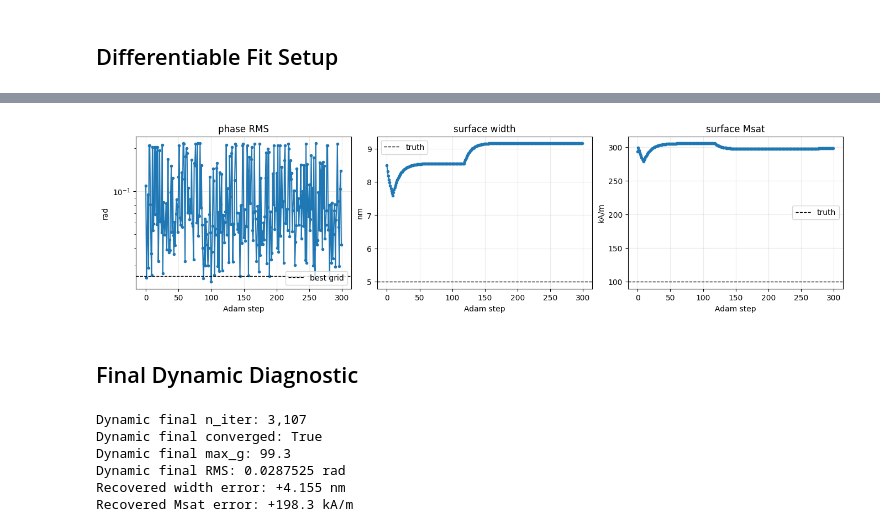
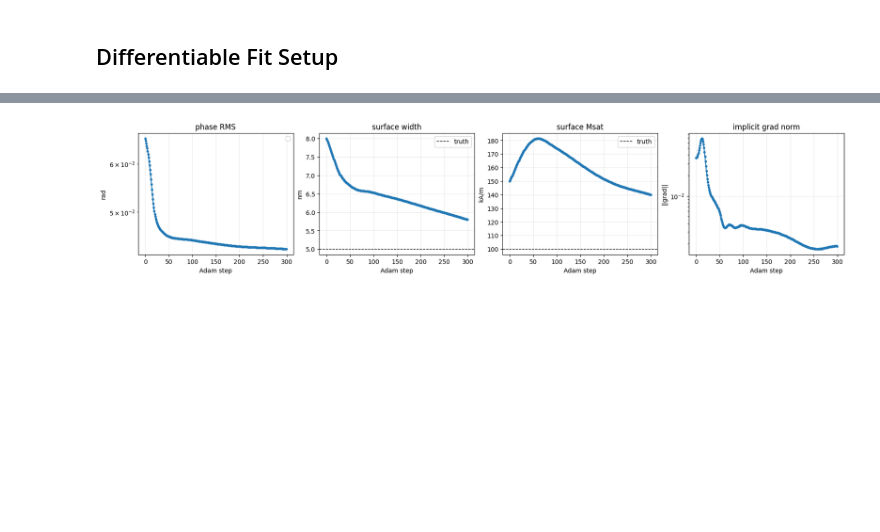
Before and after one commit to LiberTEM/LiberTEM-holo, a Jupyter notebook: notebooks/MBIR/neuralmag_cube_surface_fit.ipynb, the cells around one changed output, grey strips where cells are left out. Saved outputs shown, nothing was run; the diff lists cells and outputs as text; code cells hidden in the pictures; blank space fills up the shorter version.

```diff
--- a/notebooks/MBIR/neuralmag_cube_surface_fit.ipynb
+++ b/notebooks/MBIR/neuralmag_cube_surface_fit.ipynb
@@ -459,15 +629,7 @@ truth_core, truth_surface, truth_ms_field, truth_kc_field = hard_material_fields
 )
 m0_cell = initial_magnetization(truth_surface_width_nm, random_seed)
 truth_state = build_cube_state(m0_cell, truth_ms_field, truth_kc_field)
-
-started = time.perf_counter()
-truth_converged, truth_info = nm.minimise(
-    truth_state,
-    **dynamic_minimizer_kwargs(truth_minimise_tol, truth_minimise_max_iter),
-    return_info=True,
-)
-truth_elapsed_s = time.perf_counter() - started
-truth_m_cell = cell_from_state(truth_state)
+truth_m_cell = normalize_np(m0_cell)
 
 support_mask_yx = support_mask_for_tilted_projection()
 target_crop_y, target_crop_x = crop_from_mask(support_mask_yx)
@@ -480,10 +642,7 @@ tilted_dim_uv = tuple(int(v) for v in target_phase_yx.shape)
 tilted_rdfc_kernel = build_rdfc_kernel(tilted_dim_uv, geometry="disc", dtype=solver_dtype)
 target_phase_crop_jax = jnp.asarray(target_phase_crop, dtype=solver_dtype)
 
-print(f"Truth converged: {truth_converged}")
-print(f"Truth iterations: {int(np.asarray(truth_info['n_iter'])):,}")
-print(f"Truth max_g: {float(np.asarray(truth_info['max_g'])):.3g}")
-print(f"Truth energy: {float(np.asarray(truth_state.E)):.6e} J")
-print(f"Truth relaxation elapsed: {truth_elapsed_s:.2f} s")
+print("Truth relaxation skipped; using the initial 111 vortex seed directly.")
+print(f"Initial truth energy: {float(np.asarray(truth_state.E)):.6e} J")
 print(f"Target phase shape: {target_phase_yx.shape}, crop shape: {target_phase_crop.shape}")
 # %% [output]
@@ -791,72 +1346,39 @@ Compile: 169.07 s, optimize: 3006.15 s
 history = fit_result["history"]
 steps = np.array([row["step"] for row in history], dtype=np.int64)
 rms = np.array([row["loss"] for row in history], dtype=np.float64)
 width_hist = np.array([row["width_nm"] for row in history], dtype=np.float64)
 msat_hist = np.array([row["surface_msat_a_per_m"] for row in history], dtype=np.float64)
+grad_norm = np.array([row["grad_norm"] for row in history], dtype=np.float64)
 
-fig, axs = plt.subplots(1, 3, figsize=(13.5, 3.5), constrained_layout=True)
+fig, axs = plt.subplots(1, 4, figsize=(17.0, 3.5), constrained_layout=True)
 axs[0].semilogy(steps, np.maximum(rms, 1e-30), marker="o", ms=3)
-axs[0].axhline(best_grid_loss, color="k", lw=1.0, ls="--", label="best grid")
 axs[0].set_title("phase RMS")
 axs[0].set_xlabel("Adam step")
 axs[0].set_ylabel("rad")
 axs[0].grid(True, alpha=0.25)
 axs[0].legend()
 
 axs[1].plot(steps, width_hist, marker="o", ms=3)
 axs[1].axhline(truth_surface_width_nm, color="k", lw=1.0, ls="--", label="truth")
 axs[1].set_title("surface width")
 axs[1].set_xlabel("Adam step")
 axs[1].set_ylabel("nm")
 axs[1].grid(True, alpha=0.25)
 axs[1].legend()
 
 axs[2].plot(steps, msat_hist / 1e3, marker="o", ms=3)
 axs[2].axhline(truth_surface_msat_a_per_m / 1e3, color="k", lw=1.0, ls="--", label="truth")
 axs[2].set_title("surface Msat")
 axs[2].set_xlabel("Adam step")
 axs[2].set_ylabel("kA/m")
 axs[2].grid(True, alpha=0.25)
 axs[2].legend()
+
+axs[3].semilogy(steps, np.maximum(grad_norm, 1e-30), marker="o", ms=3)
+axs[3].set_title("implicit grad norm")
+axs[3].set_xlabel("Adam step")
+axs[3].set_ylabel("||grad||")
+axs[3].grid(True, alpha=0.25)
 plt.show()
 # %% [output]
-[figure, old version]
+[figure, new version]
-# %% [markdown]
-## Final Dynamic Diagnostic
-# %%
-final_ms_field, final_kc_field = fit_material_fields(
-    fit_result["width_nm"],
-    fit_result["surface_msat_a_per_m"],
-)
-final_m_node, final_info = fit_minimizer.solve(
-    input_m_node,
-    final_ms_field,
-    final_kc_field,
-    tol=fit_inner_tol,
-    max_iter=fit_dynamic_max_iter,
-    return_info=True,
-)
-final_m_cell_dynamic = np.asarray(jax.device_get(cell_from_node_jax(final_m_node)), dtype=np.float64)
-final_phase_yx = np.asarray(jax.device_get(phase_from_cell_jax(
-    jnp.asarray(final_m_cell_dynamic, dtype=solver_dtype),
-    final_ms_field
-)), dtype=np.float64)
-final_phase_crop = final_phase_yx[target_crop_y, target_crop_x]
-final_dynamic_rms = float(np.asarray(jax.device_get(mean_subtracted_rms(
-    jnp.asarray(final_phase_crop, dtype=solver_dtype),
-    target_phase_crop_jax,
-))))
-
-print(f"Dynamic final n_iter: {int(np.asarray(final_info['n_iter'])):,}")
-print(f"Dynamic final converged: {bool(np.asarray(final_info['converged']))}")
-print(f"Dynamic final max_g: {float(np.asarray(final_info['max_g'])):.3g}")
-print(f"Dynamic final RMS: {final_dynamic_rms:.6g} rad")
-print(f"Recovered width error: {fit_result['width_nm'] - truth_surface_width_nm:+.4g} nm")
-print(f"Recovered Msat error: {(fit_result['surface_msat_a_per_m'] - truth_surface_msat_a_per_m) / 1e3:+.4g} kA/m")
-# %% [output]
-Dynamic final n_iter: 3,107
-Dynamic final converged: True
-Dynamic final max_g: 99.3
-Dynamic final RMS: 0.0287525 rad
-Recovered width error: +4.155 nm
-Recovered Msat error: +198.3 kA/m
```
Also changed, not shown: parts of 21 cells of this notebook, 2 other files.
